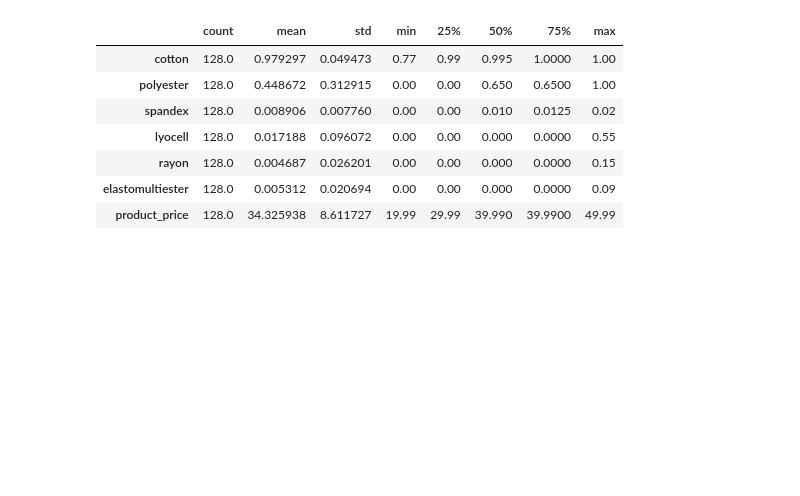
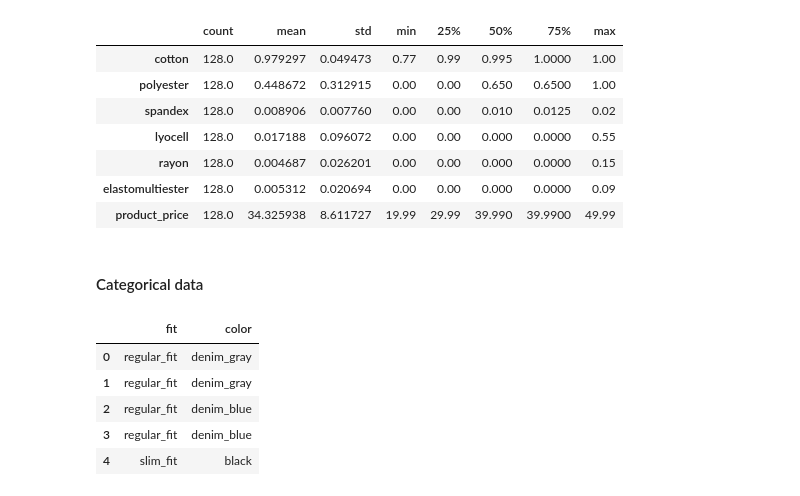
Before and after one commit to lucasquemelli/Star_Jeans, a Jupyter notebook: star_jeans.ipynb, the cells around one changed output. Cells and saved outputs as stored; diff of their text form; code cells hidden in the pictures; blank space fills up the shorter version.

```diff
--- a/star_jeans.ipynb
+++ b/star_jeans.ipynb
@@ -306,3 +306,15 @@ numerical_attributes.describe().T
 | rayon | 128.0 | 0.004687 | 0.026201 | 0.00 | 0.00 | 0.000 | 0.0000 | 0.15 |
 | elastomultiester | 128.0 | 0.005312 | 0.020694 | 0.00 | 0.00 | 0.000 | 0.0000 | 0.09 |
 | product_price | 128.0 | 34.325938 | 8.611727 | 19.99 | 29.99 | 39.990 | 39.9900 | 49.99 |
+# %% [markdown]
+#### Categorical data
+# %%
+categorical_attributes = df01_clean.select_dtypes(include=['object'])
+categorical_attributes.head()
+# %% [output]
+|  | fit | color |
+| 0 | regular_fit | denim_gray |
+| 1 | regular_fit | denim_gray |
+| 2 | regular_fit | denim_blue |
+| 3 | regular_fit | denim_blue |
+| 4 | slim_fit | black |
```
Also changed, not shown: parts of 3 cells of this notebook.
